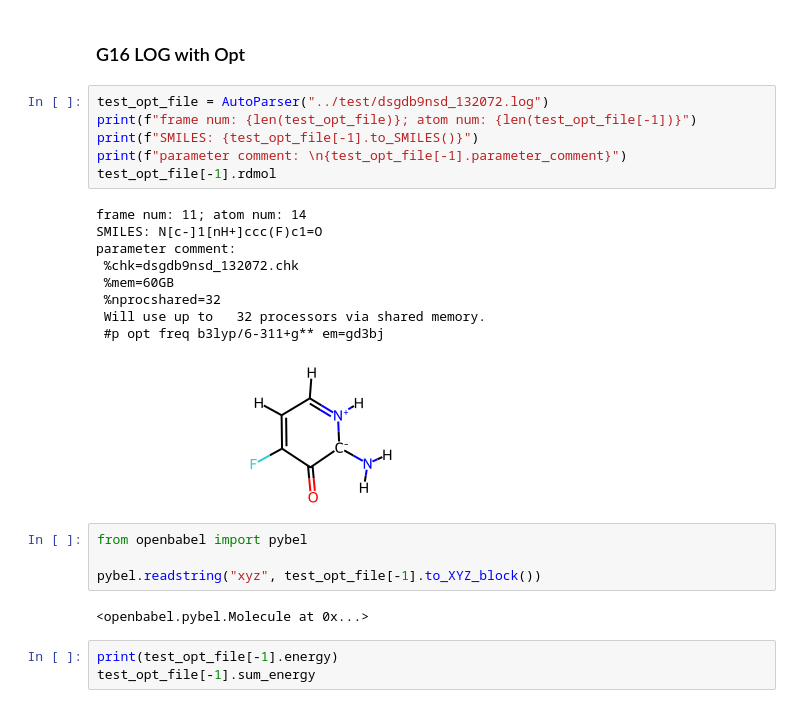
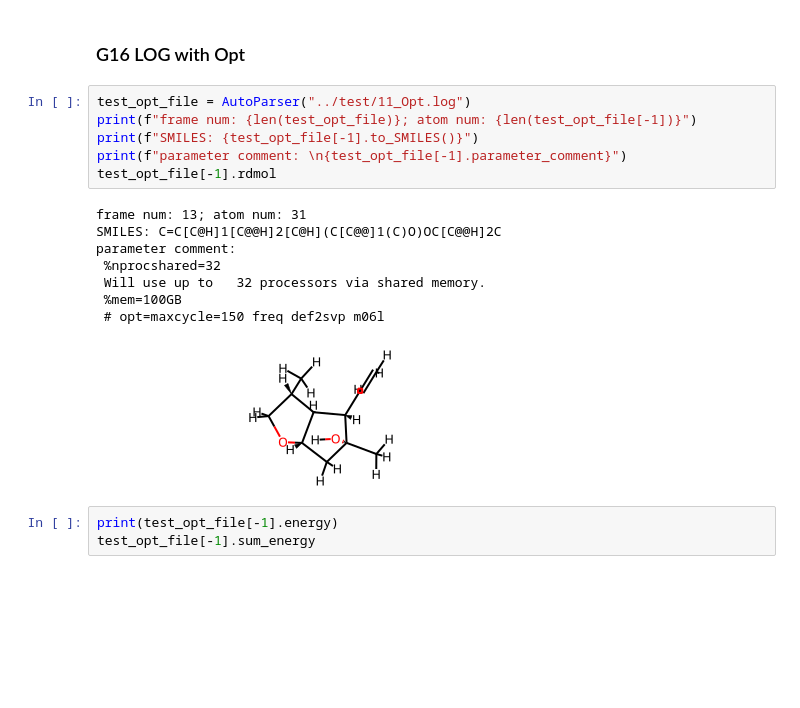
Before and after one commit to gentle1999/MolOP, a Jupyter notebook: tutorial/get_start.ipynb, the cells around one changed output. Drawn from its saved outputs; the diff is of its cells as text; blank space fills up the shorter version.

```diff
--- a/tutorial/get_start.ipynb
+++ b/tutorial/get_start.ipynb
@@ -102,27 +102,20 @@ No optimization No hessian: []
 # %% [markdown]
 ### G16 LOG with Opt
 # %%
-test_opt_file = AutoParser("../test/dsgdb9nsd_132072.log")
+test_opt_file = AutoParser("../test/11_Opt.log")
 print(f"frame num: {len(test_opt_file)}; atom num: {len(test_opt_file[-1])}")
 print(f"SMILES: {test_opt_file[-1].to_SMILES()}")
 print(f"parameter comment: \n{test_opt_file[-1].parameter_comment}")
 test_opt_file[-1].rdmol
 # %% [output]
-frame num: 11; atom num: 14
-SMILES: N[c-]1[nH+]ccc(F)c1=O
+frame num: 13; atom num: 31
+SMILES: C=C[C@H]1[C@@H]2[C@H](C[C@@]1(C)O)OC[C@@H]2C
 parameter comment:
- %chk=dsgdb9nsd_132072.chk
- %mem=60GB
  %nprocshared=32
  Will use up to   32 processors via shared memory.
- #p opt freq b3lyp/6-311+g** em=gd3bj
+ %mem=100GB
+ # opt=maxcycle=150 freq def2svp m06l
-[figure, old version]
+[figure, new version]
-# %%
-from openbabel import pybel
-
-pybel.readstring("xyz", test_opt_file[-1].to_XYZ_block())
-# %% [output]
-<openbabel.pybel.Molecule at 0x...>
 # %%
 print(test_opt_file[-1].energy)
 test_opt_file[-1].sum_energy
```
Also changed, not shown: 12 other files.
